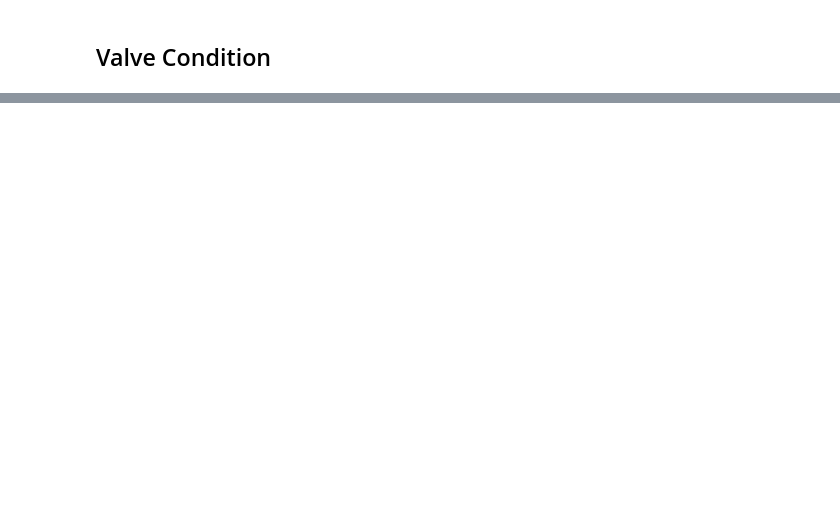
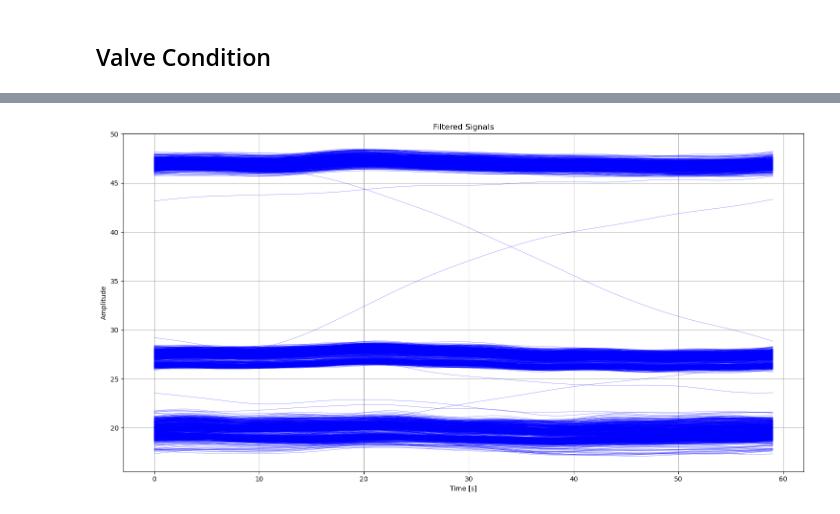
Before and after one commit to danielsaiger1/uni_projects, a Jupyter notebook: python_advanced/final_project/data_exploration.ipynb, the cells around one changed output, grey strips where cells are left out. Saved outputs shown, nothing was run; the diff lists cells and outputs as text; code cells hidden in the pictures; blank space fills up the shorter version.

```diff
--- a/python_advanced/final_project/data_exploration.ipynb
+++ b/python_advanced/final_project/data_exploration.ipynb
@@ -550,32 +673,34 @@ import numpy as np
 import matplotlib.pyplot as plt
 from scipy import signal
 
 # Define the Butterworth lowpass filter
-def butter_lowpass(cutoff, fs, order=5):
+def butter_lowpass(cutoff, fs, order):
     return signal.butter(order, cutoff, fs=fs, btype='low', analog=False)
 
 def butter_lowpass_filter(data, cutoff, fs, order=5):
     b, a = butter_lowpass(cutoff, fs, order=order)
     y = signal.filtfilt(b, a, data)
     return y
 
 # Parameters for the filter
 order = 6        # Filter order
 fs = 1         # Sampling frequency (Hz)
 cutoff = 0.1   # Cutoff frequency (Hz)
 
 # Apply Butterworth filter to each row
-filtered_data = data['vs1'].apply(lambda row: butter_lowpass_filter(row, cutoff, fs, order), axis=1)
+filtered_data = data['ce'].apply(lambda row: butter_lowpass_filter(row, cutoff, fs, order), axis=1)
 
 # Plot all filtered signals in one graph
 plt.figure(figsize=(15, 8))
 
 for idx in range(filtered_data.shape[0]):
     plt.plot(filtered_data.iloc[idx], color = 'blue', alpha=0.5, linewidth=0.5)  # Adjust alpha and linewidth for better visualization
 
 plt.title('Filtered Signals')
 plt.xlabel('Time [s]')
 plt.ylabel('Amplitude')
 plt.grid(True)
 plt.tight_layout()
 plt.show()
+# %% [output]
+[figure, added]
```
Also changed, not shown: parts of 28 cells of this notebook, 1 other file.
